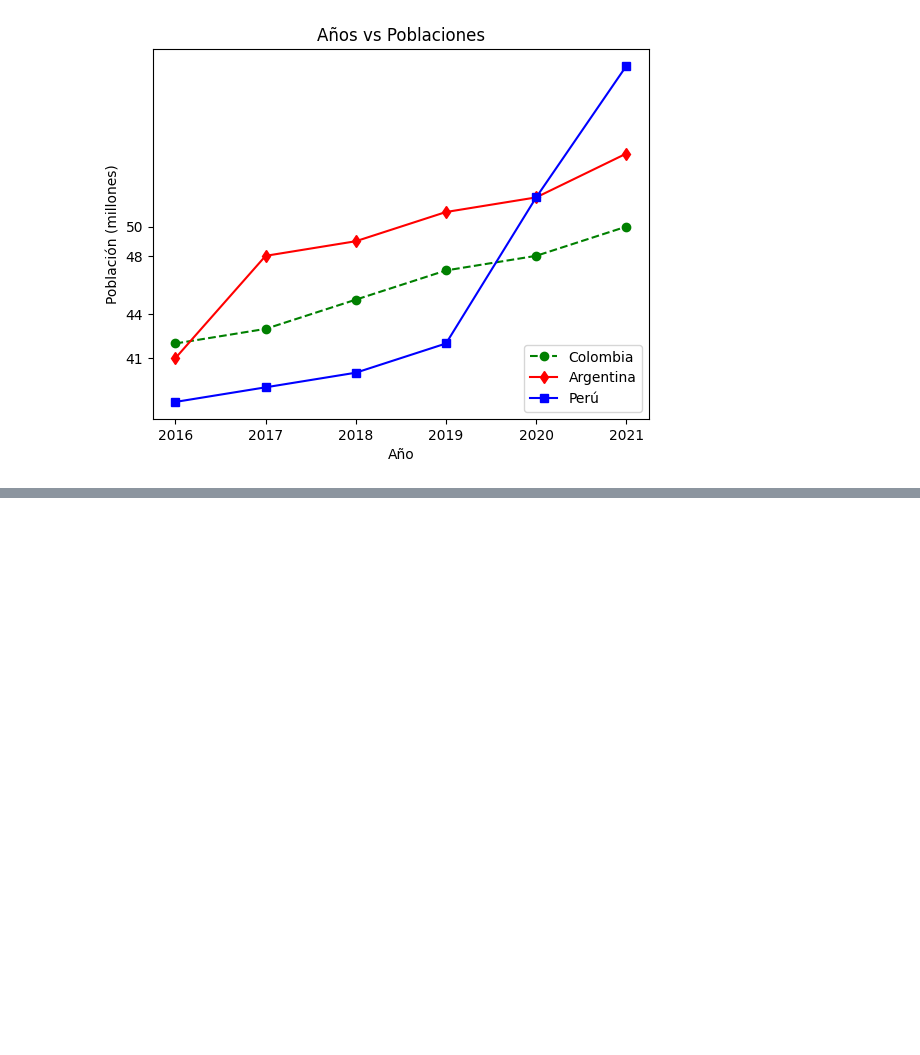
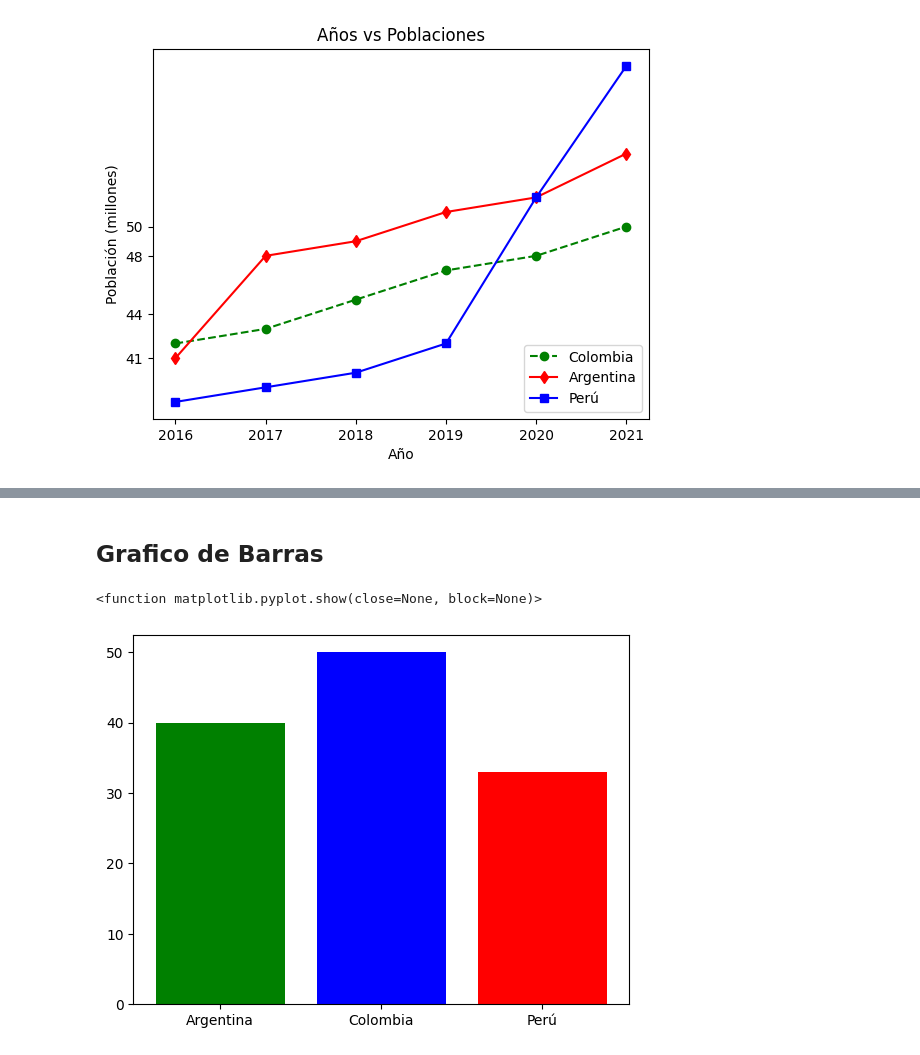
Before and after one commit to juan33344/MatrizVectores, a Jupyter notebook: MahtFlowt/introduccionMhatFlow.ipynb, the cells around one changed output, grey strips where cells are left out. Drawn from its saved outputs; the diff is of its cells as text; code cells hidden in the pictures; blank space fills up the shorter version.

```diff
--- a/MahtFlowt/introduccionMhatFlow.ipynb
+++ b/MahtFlowt/introduccionMhatFlow.ipynb
@@ -51,0 +66,11 @@ plt.show()
+# %% [markdown]
+## Grafico de Barras
+# %%
+paises = [ 'Argentina', 'Colombia','Perú'] #, x
+poblacion = [40, 50, 33] # en millones #, y
+
+plt.bar(paises, poblacion, color=['g', 'b', 'r'])
+plt.show
+# %% [output]
+<function matplotlib.pyplot.show(close=None, block=None)>
+[figure, added]
```
Also changed, not shown: parts of 10 cells of this notebook, 4 other files.
